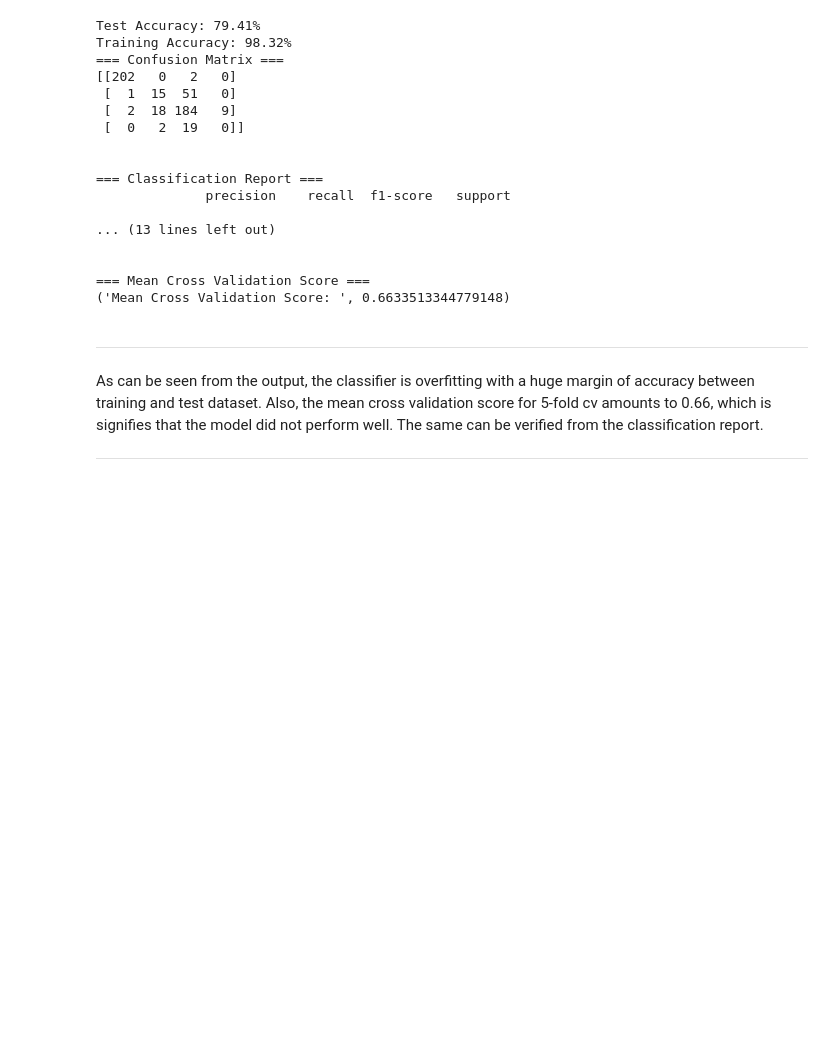
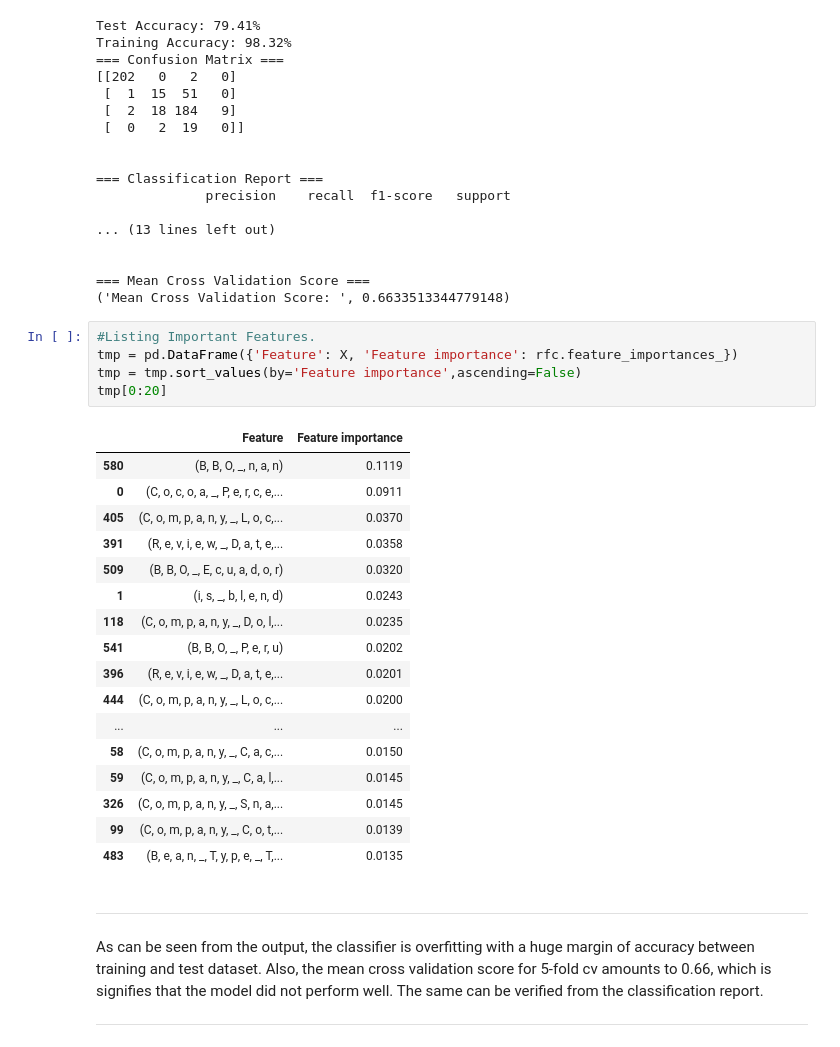
Before and after one commit to buzzy04/Chocolate-Ratings, a Jupyter notebook: Ass3_Final.ipynb, the cells around one changed output. Drawn from its saved outputs; the diff is of its cells as text; blank space fills up the shorter version.

```diff
--- a/Ass3_Final.ipynb
+++ b/Ass3_Final.ipynb
@@ -734,6 +734,29 @@ Training Accuracy: 98.32%
 
 === Mean Cross Validation Score ===
 ('Mean Cross Validation Score: ', 0.6633513344779148)
+# %%
+#Listing Important Features.
+tmp = pd.DataFrame({'Feature': X, 'Feature importance': rfc.feature_importances_})
+tmp = tmp.sort_values(by='Feature importance',ascending=False)
+tmp[0:20]
+# %% [output]
+|  | Feature | Feature importance |
+| 580 | (B, B, O, _, n, a, n) | 0.1119 |
+| 0 | (C, o, c, o, a, _, P, e, r, c, e,... | 0.0911 |
+| 405 | (C, o, m, p, a, n, y, _, L, o, c,... | 0.0370 |
+| 391 | (R, e, v, i, e, w, _, D, a, t, e,... | 0.0358 |
+| 509 | (B, B, O, _, E, c, u, a, d, o, r) | 0.0320 |
+| 1 | (i, s, _, b, l, e, n, d) | 0.0243 |
+| 118 | (C, o, m, p, a, n, y, _, D, o, l,... | 0.0235 |
+| 541 | (B, B, O, _, P, e, r, u) | 0.0202 |
+| 396 | (R, e, v, i, e, w, _, D, a, t, e,... | 0.0201 |
+| 444 | (C, o, m, p, a, n, y, _, L, o, c,... | 0.0200 |
+| ... | ... | ... |
+| 58 | (C, o, m, p, a, n, y, _, C, a, c,... | 0.0150 |
+| 59 | (C, o, m, p, a, n, y, _, C, a, l,... | 0.0145 |
+| 326 | (C, o, m, p, a, n, y, _, S, n, a,... | 0.0145 |
+| 99 | (C, o, m, p, a, n, y, _, C, o, t,... | 0.0139 |
+| 483 | (B, e, a, n, _, T, y, p, e, _, T,... | 0.0135 |
 # %% [markdown]
 <hr>
 As can be seen from the output, the classifier is overfitting with a huge margin of accuracy between training and test dataset. Also, the mean cross validation score for 5-fold cv amounts to 0.66, which is signifies that the model did not perform well. The same can be verified from the classification report.
```
Also changed, not shown: parts of 5 cells of this notebook.
